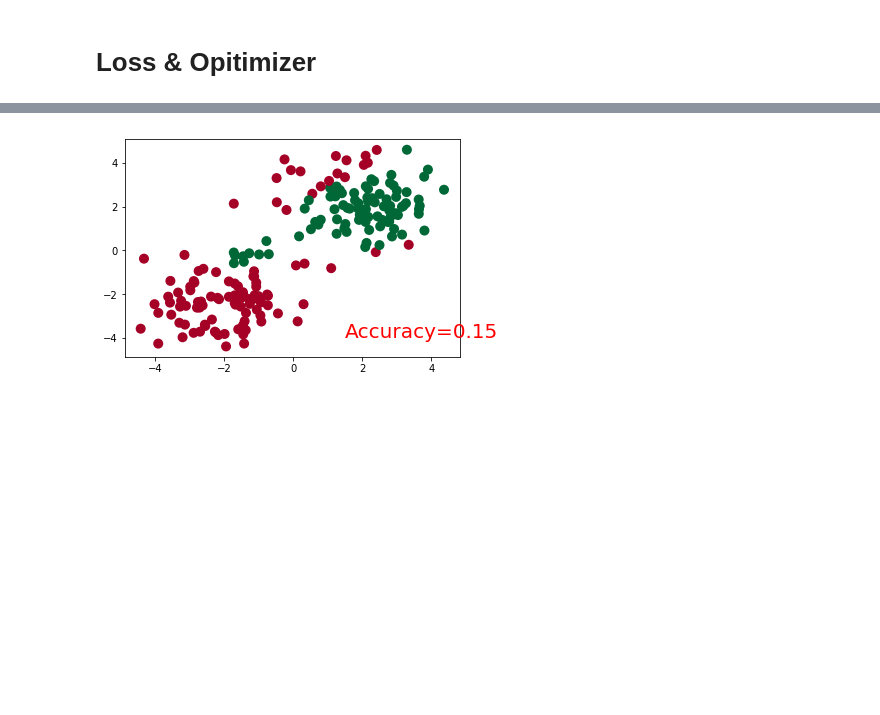
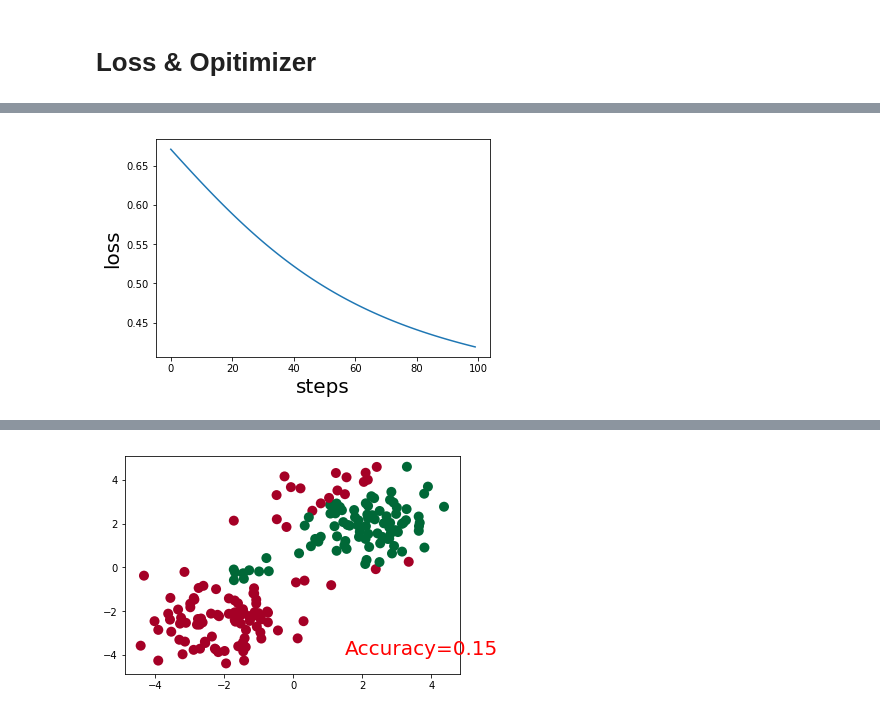
Before and after one commit to SocratesClub/summer-school, a Jupyter notebook: class_01_chengjun.ipynb, the cells around one changed output, grey strips where cells are left out. Cells and saved outputs as stored; diff of their text form; code cells hidden in the pictures; blank space fills up the shorter version.

```diff
--- a/class_01_chengjun.ipynb
+++ b/class_01_chengjun.ipynb
@@ -160,6 +162,12 @@ for t in range(100):
     target_y = y.data.numpy()
     accuracy = float((pred_y == target_y).astype(int).sum()) / float(target_y.size)
     accuracy_list.append(accuracy)
+# %%
+plt.plot(loss_list)
+plt.xlabel('steps', fontsize = 20)
+plt.ylabel('loss', fontsize = 20);
+# %% [output]
+[figure, added]
 # %%
 plt.plot(loss_list, accuracy_list)
 plt.xlabel('loss', fontsize = 20)
```
Also changed, not shown: parts of 7 cells of this notebook.
